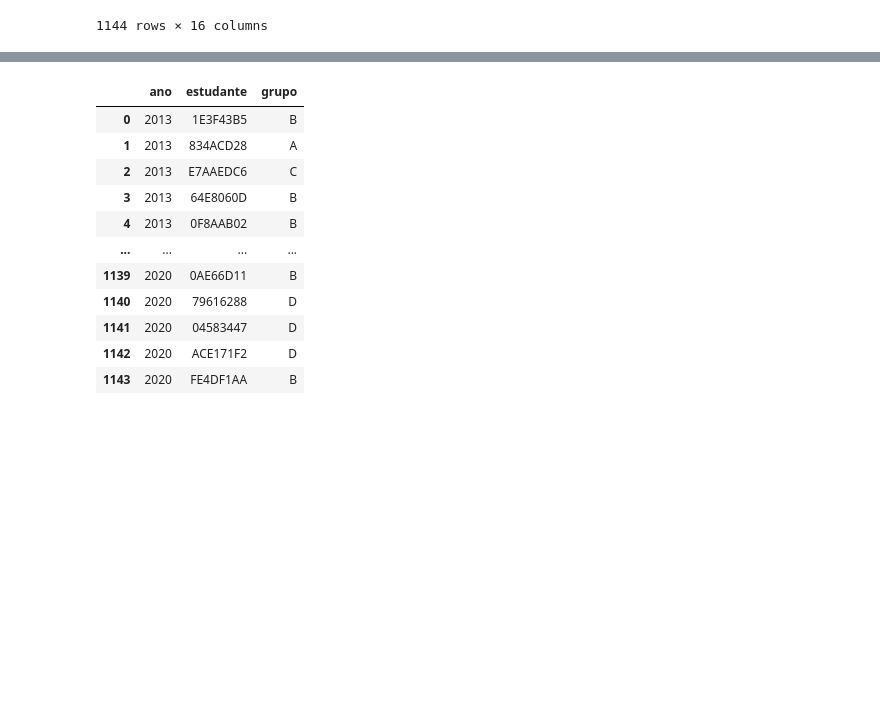
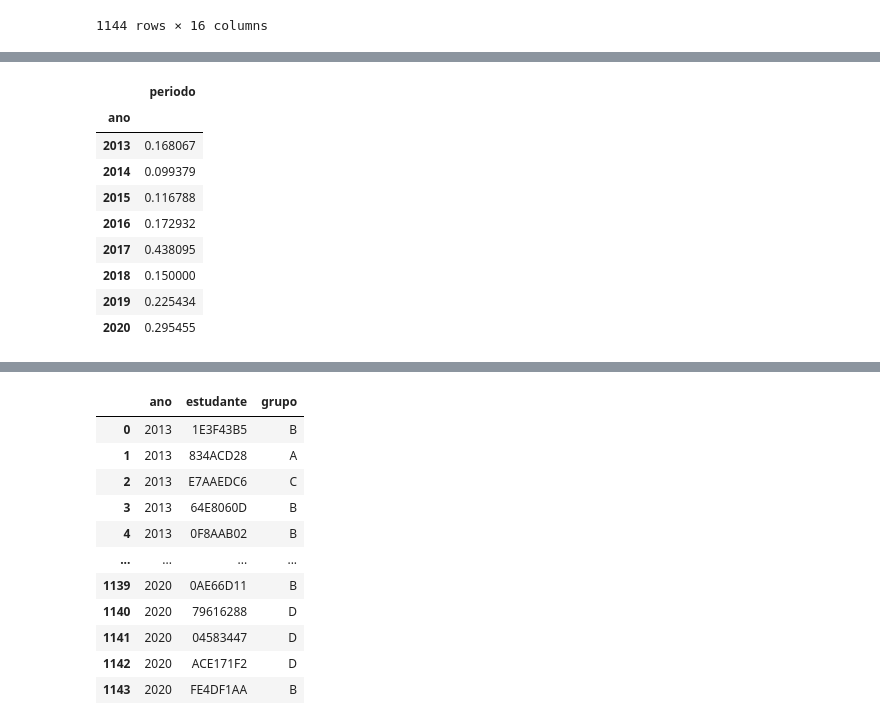
Before and after one commit to ecostadelle/trabalho2mineracao, a Jupyter notebook: planilha_analise.ipynb, the cells around one changed output, grey strips where cells are left out. Drawn from its saved outputs; the diff is of its cells as text; code cells hidden in the pictures; blank space fills up the shorter version.

```diff
--- a/planilha_analise.ipynb
+++ b/planilha_analise.ipynb
@@ -162,0 +180,13 @@ planilha_analise
+# %%
+planilha_analise[(planilha_analise['resultado_final']=='Reprovado')].groupby('ano').count().iloc[:,0:1]/planilha_analise.groupby('ano').count().iloc[:,0:1]
+# %% [output]
+|  | periodo |
+| ano |  |
+| 2013 | 0.168067 |
+| 2014 | 0.099379 |
+| 2015 | 0.116788 |
+| 2016 | 0.172932 |
+| 2017 | 0.438095 |
+| 2018 | 0.150000 |
+| 2019 | 0.225434 |
+| 2020 | 0.295455 |
```
Also changed, not shown: parts of 7 cells of this notebook, 3 other files.
